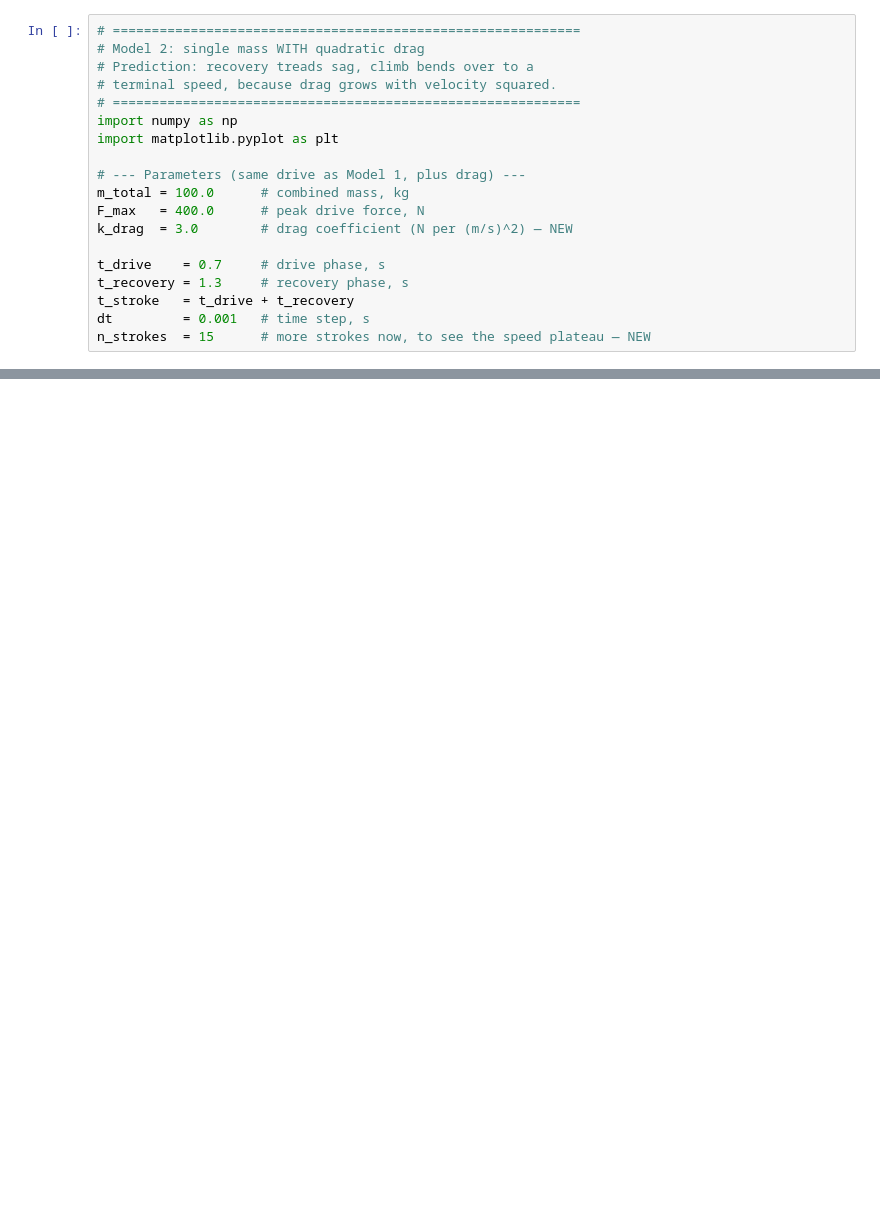
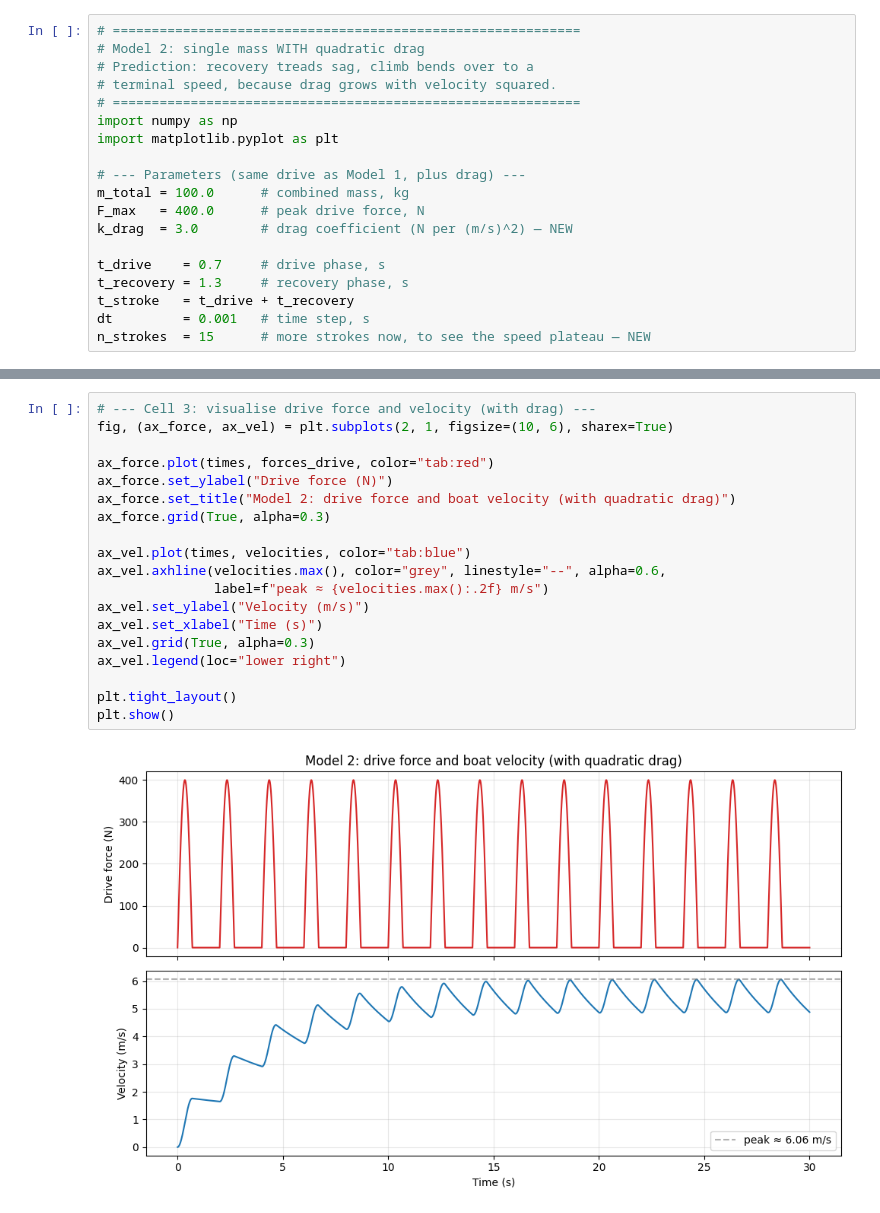
Before and after one commit to CLowans01/rowing-model, a Jupyter notebook: model2.ipynb, the cells around one changed output, grey strips where cells are left out. Drawn from its saved outputs; the diff is of its cells as text; blank space fills up the shorter version.

```diff
--- a/model2.ipynb
+++ b/model2.ipynb
@@ -49,0 +53,21 @@ print(f"Peak velocity:  {velocities.max():.3f} m/s")
+# %%
+# --- Cell 3: visualise drive force and velocity (with drag) ---
+fig, (ax_force, ax_vel) = plt.subplots(2, 1, figsize=(10, 6), sharex=True)
+
+ax_force.plot(times, forces_drive, color="tab:red")
+ax_force.set_ylabel("Drive force (N)")
+ax_force.set_title("Model 2: drive force and boat velocity (with quadratic drag)")
+ax_force.grid(True, alpha=0.3)
+
+ax_vel.plot(times, velocities, color="tab:blue")
+ax_vel.axhline(velocities.max(), color="grey", linestyle="--", alpha=0.6,
+               label=f"peak ≈ {velocities.max():.2f} m/s")
+ax_vel.set_ylabel("Velocity (m/s)")
+ax_vel.set_xlabel("Time (s)")
+ax_vel.grid(True, alpha=0.3)
+ax_vel.legend(loc="lower right")
+
+plt.tight_layout()
+plt.show()
+# %% [output]
+[figure, added]
```
Also changed, not shown: parts of 1 cell of this notebook, 1 other file.
